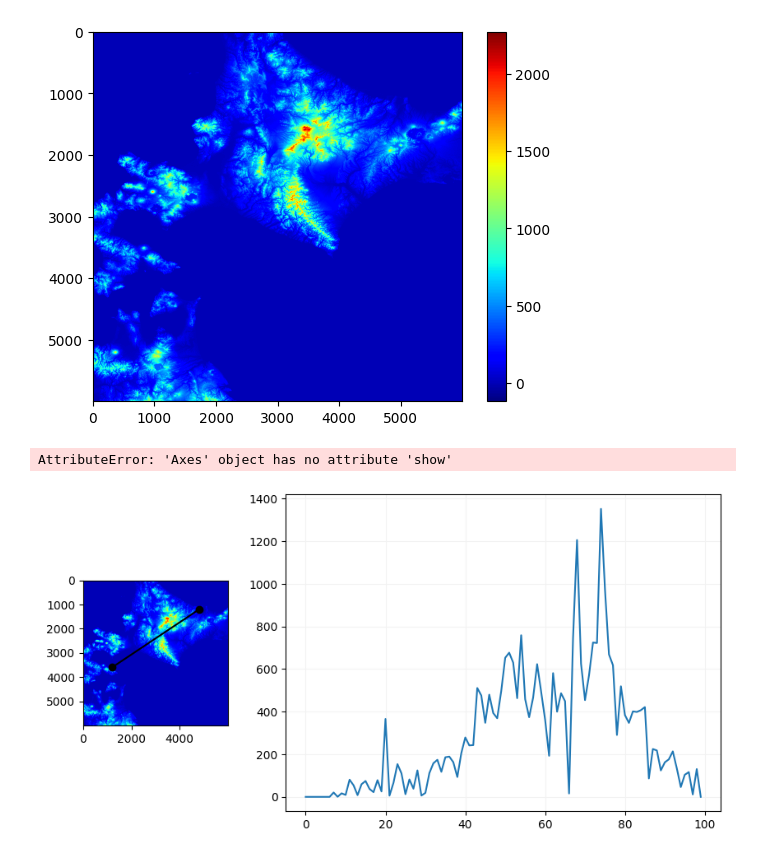
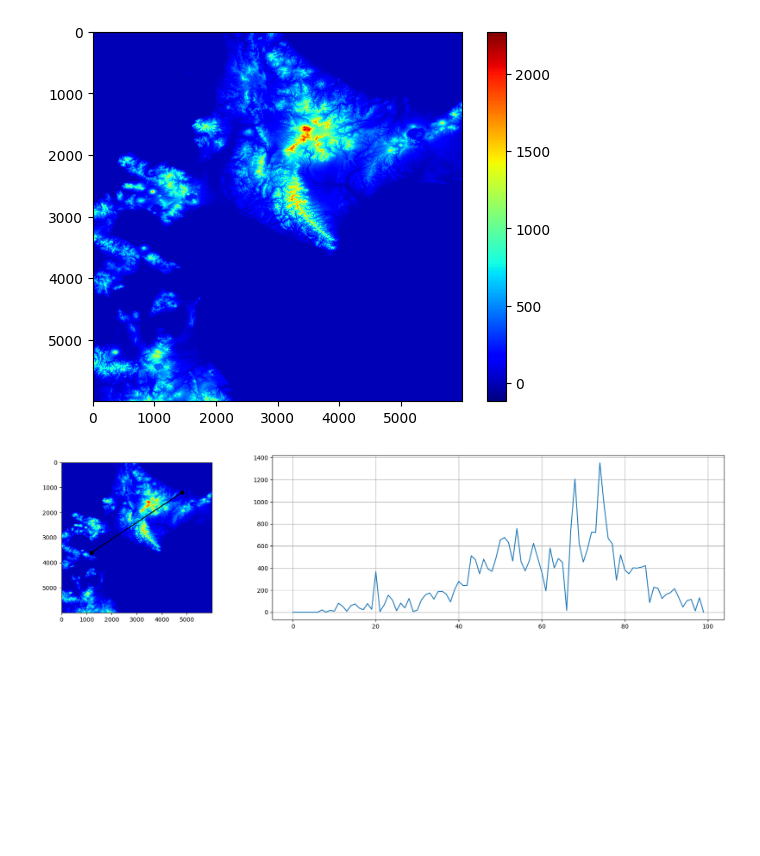
Before and after one commit to s-yoshimoto/DEM_profiler, a Jupyter notebook: profiler.ipynb, the cells around one changed output. Drawn from its saved outputs; the diff is of its cells as text; code cells hidden in the pictures; blank space fills up the shorter version.

```diff
--- a/profiler.ipynb
+++ b/profiler.ipynb
@@ -93,15 +74,14 @@ for x, y in zip(xsteps, ysteps):
     elevation = get_value_with_bilinear_interpolation(band_np, x, y)
     profile.append(elevation)
 # %%
-plt1 = plt.figure(figsize=(10,5))
+plt1 = plt.figure(figsize=(20,5))
 plt1.tight_layout()
 ax = plt1.subplots(1, 2, gridspec_kw={'width_ratios': [1, 3]})
 ax[0].imshow(band_np, cmap='jet')
 ax[0].plot([start_point[1], end_point[1]], [start_point[0], end_point[0]], color="black", marker="o")
 ax[1].plot(profile)
-ax[1].grid(axis='x', color='0.95')
-ax[1].grid(axis='y', color='0.95')
-plt1.show()
+ax[1].grid(axis='x')
+ax[1].grid(axis='y')
+ax[1].xaxis.set_label("altitude(m)")
 # %% [output]
-AttributeError: 'Axes' object has no attribute 'show'
-[figure, old version]
+[figure, new version]
```
Also changed, not shown: parts of 4 cells of this notebook.
